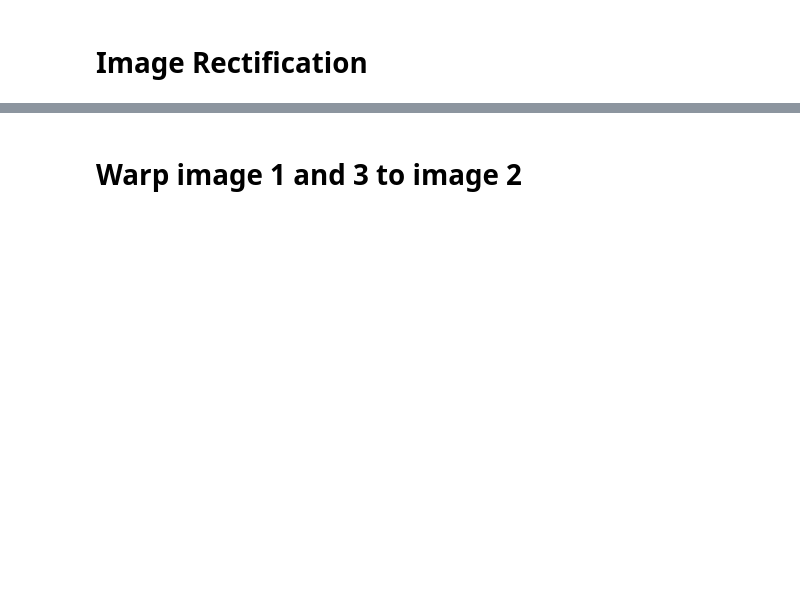
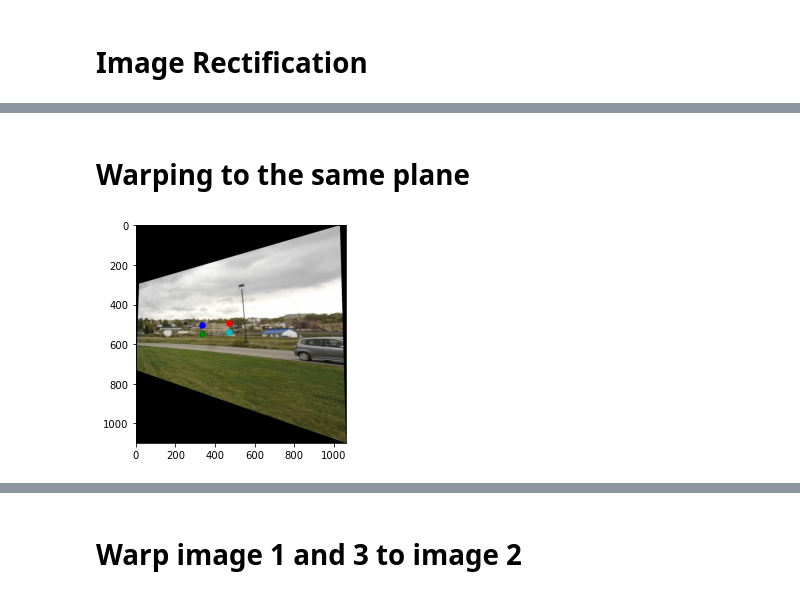
Before and after one commit to aprilsin/cs194-proj5, a Jupyter notebook: part1.ipynb, the cells around one changed output, grey strips where cells are left out. Saved outputs shown, nothing was run; the diff lists cells and outputs as text; code cells hidden in the pictures; blank space fills up the shorter version.

```diff
--- a/part1.ipynb
+++ b/part1.ipynb
@@ -108,0 +115,20 @@ utils.plot_points(canvas, plane_pts)
+# %% [markdown]
+# Warping to the same plane
+# %%
+try:
+    warp1 = utils.read_img(warp1_name)
+    warp_pts1 = utils.load_points(pts1_name)
+
+except:
+    print("warping...")
+
+    h_matrix1 = homography.homo_matrix(im1_pts, plane_pts)
+    warp1, shift_pts1 = homography.inverse_warp(im1, h_matrix1)
+    warp_pts1 = homography.warp_pts(im1_pts, h_matrix1, shift_pts1)
+
+    plt.imsave(warp1_name, warp1)
+    utils.save_points(warp_pts1, pts1_name)
+
+_ = utils.plot_points(warp1, warp_pts1)
+# %% [output]
+[figure, added]
```
Also changed, not shown: parts of 27 cells of this notebook, 26 other files.
